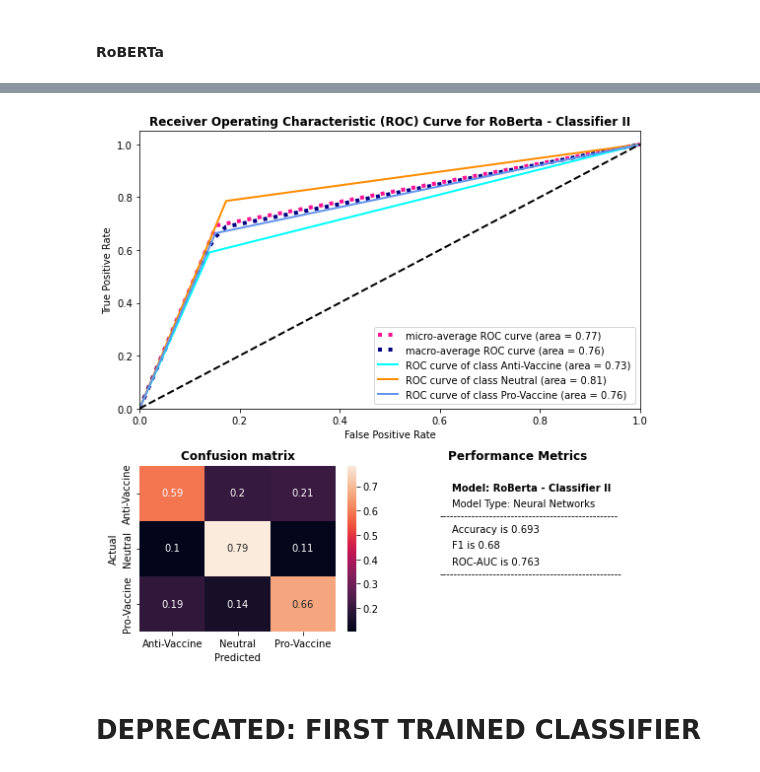
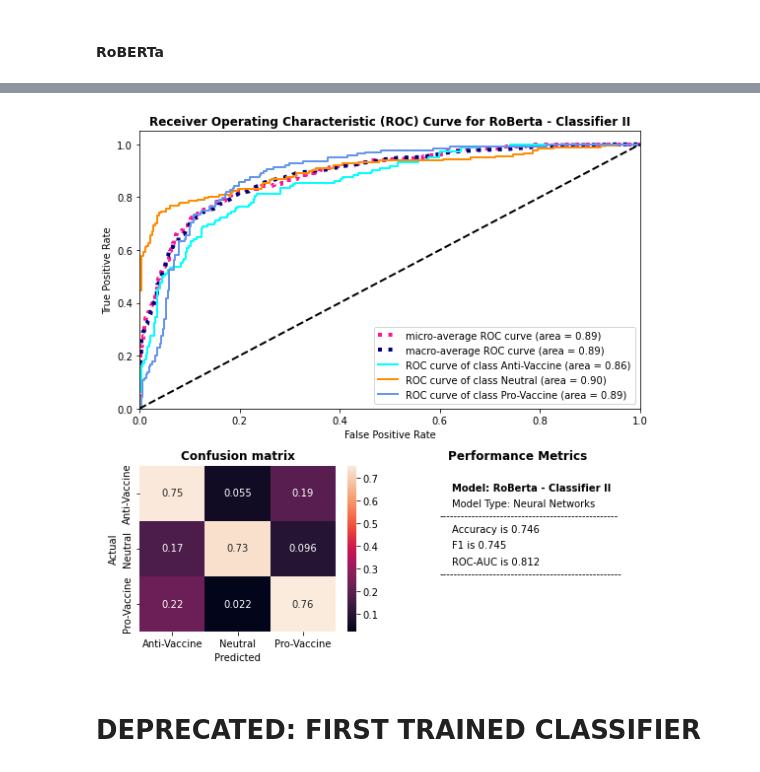
Before and after one commit to jvschlierf/networkthesis, a Jupyter notebook: classifier/evaluate_performance.ipynb, the cells around one changed output, grey strips where cells are left out. Cells and saved outputs as stored; diff of their text form; code cells hidden in the pictures.

```diff
--- a/classifier/evaluate_performance.ipynb
+++ b/classifier/evaluate_performance.ipynb
@@ -245,5 +245,5 @@ plot_results_b(y_true, y_pred_cnn, "Convolutional Neural Network - Classifier I"
 # %% [markdown]
 ## Classifier II
 # %%
-y_true = pd.read_csv('../../Files/Submissions/train/test2.csv', sep='|')
+y_true = pd.read_csv('../../Files/Submissions/train/test2_v2.csv', sep='|')
 y_true = to_categorical(y_true['label'], 3)
@@ -304,2 +314,4 @@ array([[1., 0., 0.],
 # %%
-y_conf = pd.read_csv('../../Files/models/Roberta_C2.csv', sep='|')['conf_1']
+y_conf = pd.read_csv('../../Files/models/Roberta_C2_v3.csv', sep='|')[['conf_0', 'conf_1', 'conf_2']]
+# %%
+y_pred_roberta = y_conf.to_numpy()
@@ -306,7 +327,7 @@ y_conf = pd.read_csv('../../Files/models/Roberta_C2.csv', sep='|')['conf_1']
 # %%
-plot_results_b(y_true, tests_1hot, "RoBerta - Classifier II", "Neural Networks", "2")
+plot_results_b(y_true, y_pred_roberta, "RoBerta - Classifier II", "Neural Networks", "2")
 # %% [output]
-[figure, old version]
+[figure, new version]
 # %% [markdown]
 # DEPRECATED: FIRST TRAINED CLASSIFIER
 # %% [markdown]
```
Also changed, not shown: parts of 11 cells of this notebook, 3 other files.
